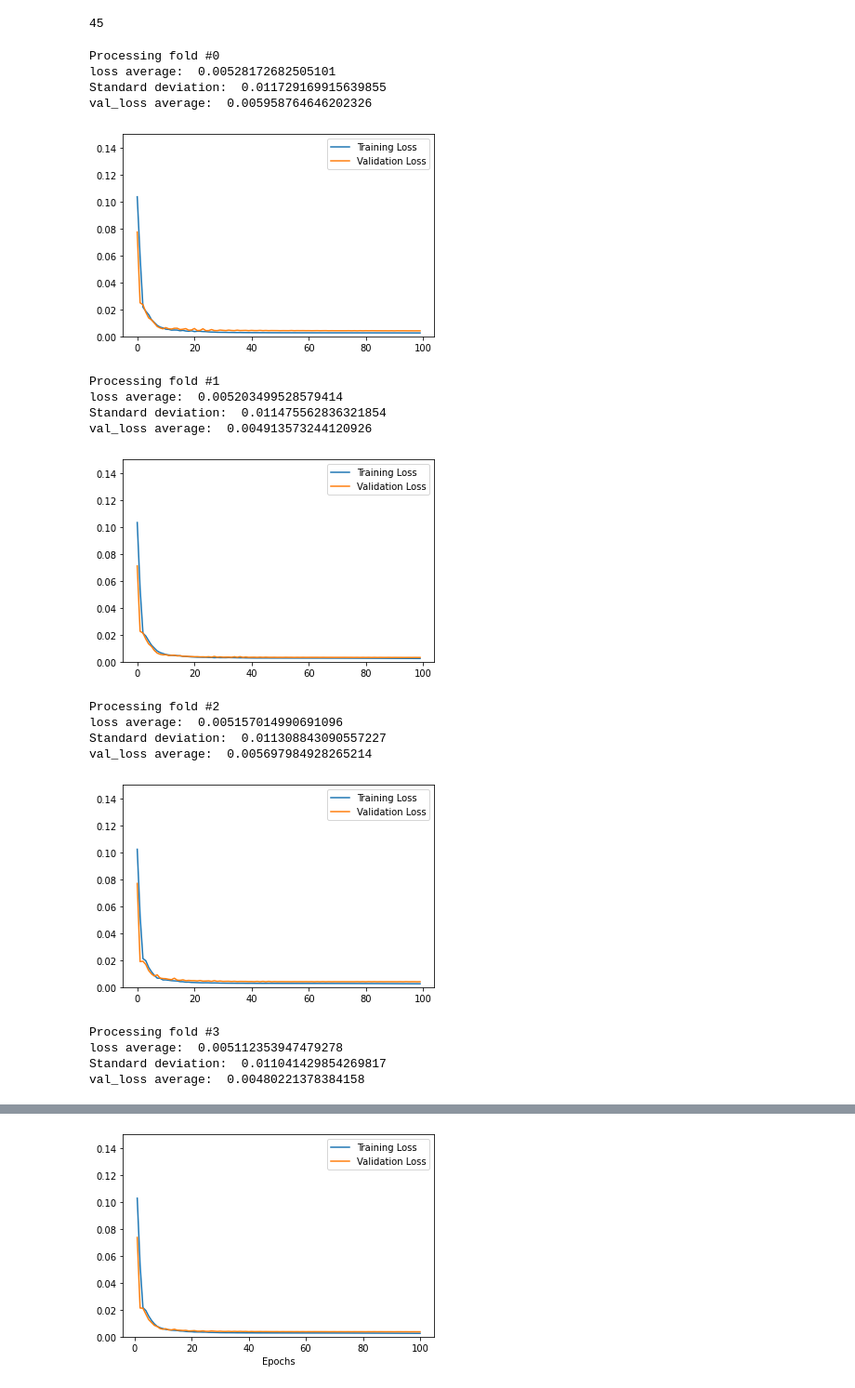
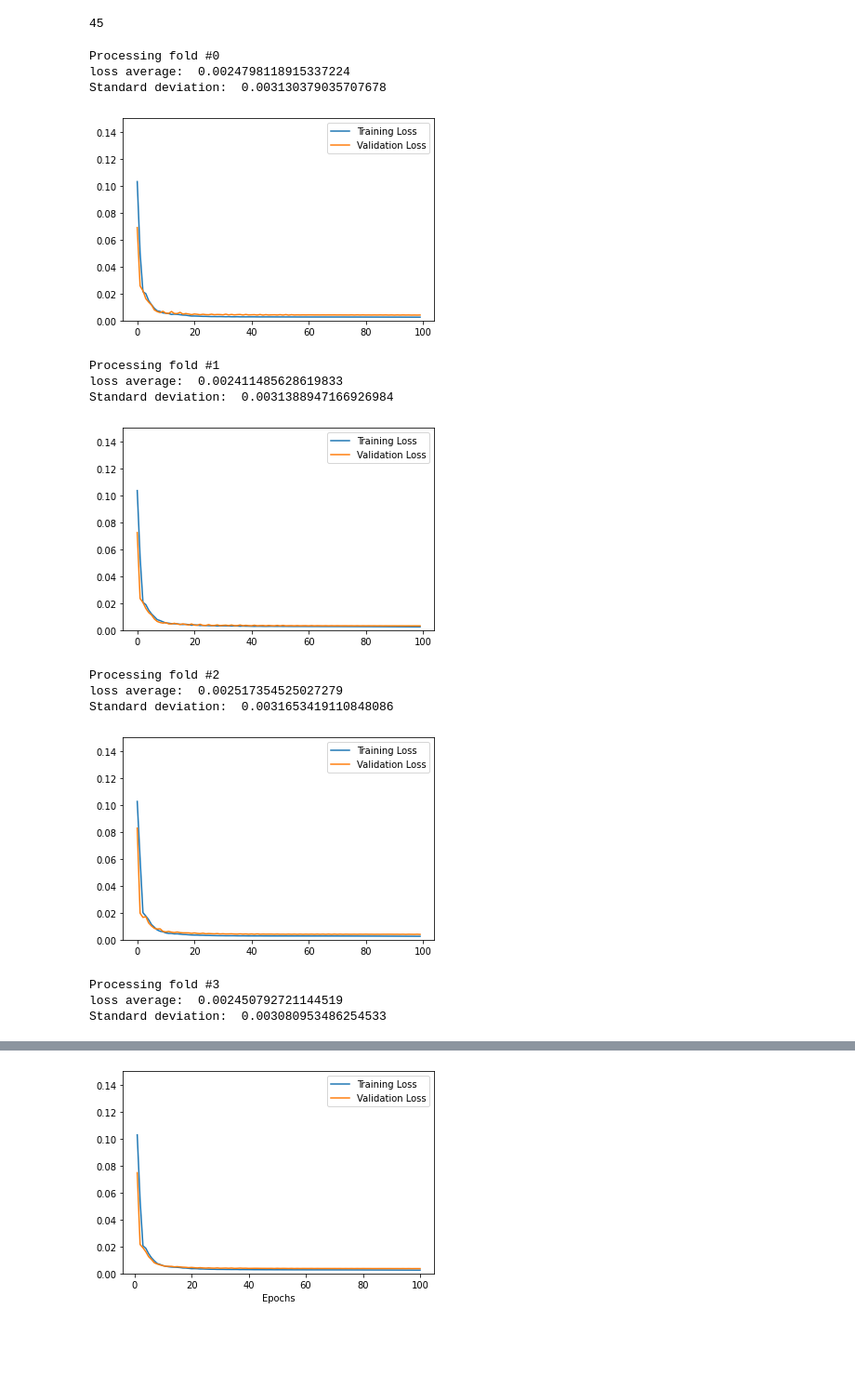
Before and after one commit to astroeye/autoencoder, a Jupyter notebook: 02_autoencoder/ae_57cc_k-fold.ipynb, the cells around one changed output, grey strips where cells are left out. Shown: that part at 93% size. Saved outputs shown, nothing was run; the diff lists cells and outputs as text; code cells hidden in the pictures; blank space fills up the shorter version.

```diff
--- a/02_autoencoder/ae_57cc_k-fold.ipynb
+++ b/02_autoencoder/ae_57cc_k-fold.ipynb
@@ -308,8 +308,10 @@ def model_threshold(autoencoder, x_train):
     encoded_imgs = autoencoder.encoder(x_train).numpy()
     decoded_imgs = autoencoder.decoder(encoded_imgs).numpy()
     loss = tf.keras.losses.mse(decoded_imgs, x_train)
+    mean = np.mean(loss)
+    std = np.std(loss)
     threshold = np.mean(loss) + np.std(loss)
-    return threshold
+    return loss, mean, std, threshold
 # %%
 '''
 5. Make an inference
@@ -399,6 +401,8 @@ num_val_samples = len(X) // k
 num_epochs = 100
 all_scores = []
 
+all_k_loss = []
+all_k_std = []
 all_mse_histories = []
 all_val_mse_histories = []
 all_mae_histories = []
@@ -418,51 +422,55 @@ for i in range(k):
     autoencoder = Autoencoder(latent_dim=64 * 4)
     autoencoder.compile(optimizer='adam', loss=losses.MeanSquaredError())
     history = autoencoder.fit(partial_train_data, partial_train_data,
 						#shuffle=True,
                         validation_data=(val_data, val_data),
                         epochs=num_epochs, batch_size=16, verbose=0)
     #mae_history = history.history["val_mae"]
     #all_mae_histories.append(mae_history)
     # Fold별 그래프 표시하기 위해 추가함
     # plt.plot(range(1, len(mae_history) + 1), mae_history)
     # plt.xlabel("Epochs")
     # plt.ylabel("Validation MAE")
     # #plt.ylim([0, 0.30])
     # plt.show()
 
+
+    k_loss, k_mean, k_std, k_threshold = model_threshold(autoencoder, partial_train_data)
+    all_k_loss.append(k_loss)
+    print("loss average: ", k_mean)
+
+    all_k_std.append(k_std)
+    print("Standard deviation: ", k_std)
+
     mse_history = history.history["loss"]
     all_mse_histories.append(mse_history)
-    print("loss average: ", np.mean(mse_history))
+    # print("loss average: ", np.mean(mse_history))
 
     all_std_histories.append(np.std(mse_history))
-    print("Standard deviation: ", np.std(mse_history))
+    # print("Standard deviation: ", np.std(mse_history))
 
     val_mse_history = history.history["val_loss"]
     all_val_mse_histories.append(val_mse_history)
-    print("val_loss average: ", np.mean(val_mse_history))
+    # print("val_loss average: ", np.mean(val_mse_history))
 
     plt.plot(history.history["loss"], label="Training Loss")
     plt.plot(history.history["val_loss"], label="Validation Loss")
     plt.legend()
     plt.ylim([0, 0.150])
     plt.show()
 # %% [output]
 Processing fold #0
-loss average:  0.00528172682505101
-Standard deviation:  0.011729169915639855
-val_loss average:  0.005958764646202326
+loss average:  0.0024798118915337224
+Standard deviation:  0.003130379035707678
-[figure, old version]
+[figure, new version]
 Processing fold #1
-loss average:  0.005203499528579414
-Standard deviation:  0.011475562836321854
-val_loss average:  0.004913573244120926
+loss average:  0.002411485628619833
+Standard deviation:  0.0031388947166926984
 [figure]
 Processing fold #2
-loss average:  0.005157014990691096
-Standard deviation:  0.011308843090557227
-val_loss average:  0.005697984928265214
+loss average:  0.002517354525027279
+Standard deviation:  0.0031653419110848086
 [figure]
 Processing fold #3
-loss average:  0.005112353947479278
-Standard deviation:  0.011041429854269817
-val_loss average:  0.00480221378384158
+loss average:  0.002450792721144519
+Standard deviation:  0.003080953486254533
```
Also changed, not shown: parts of 4 cells of this notebook, 3 other files.
